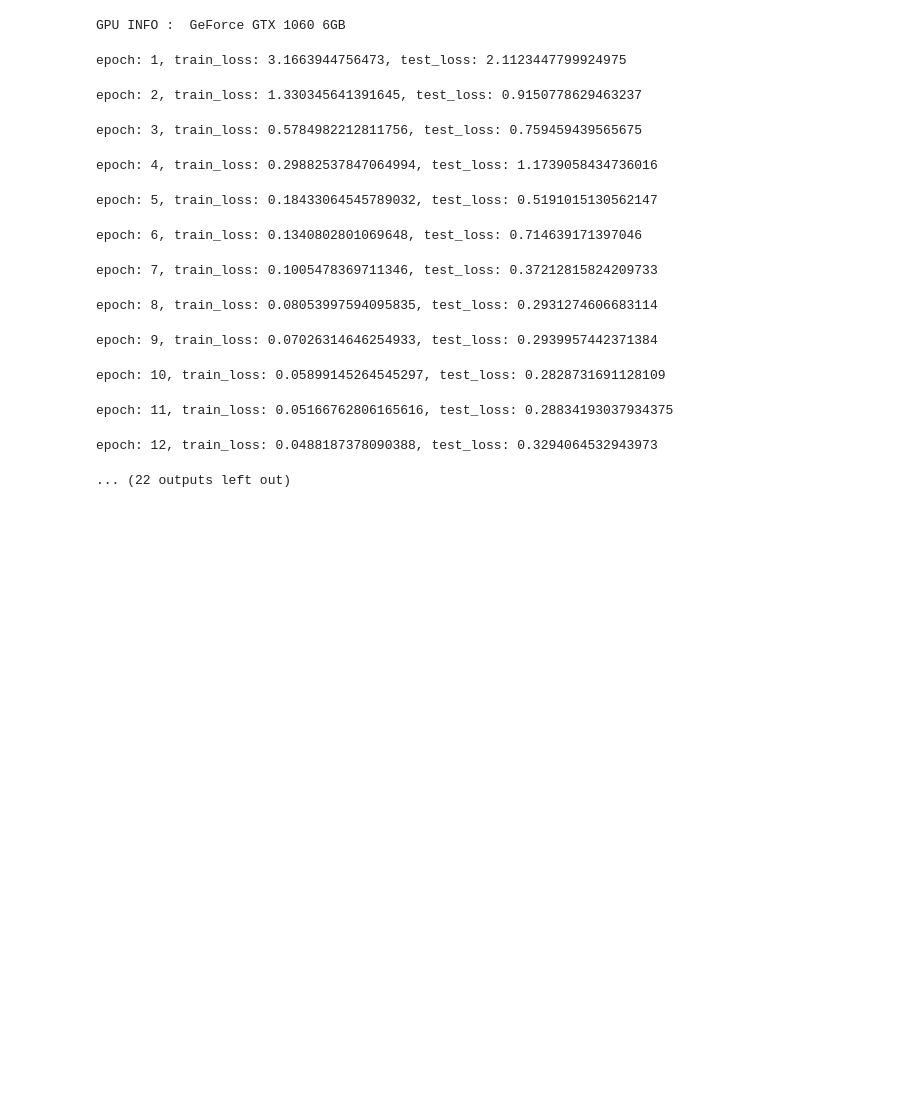
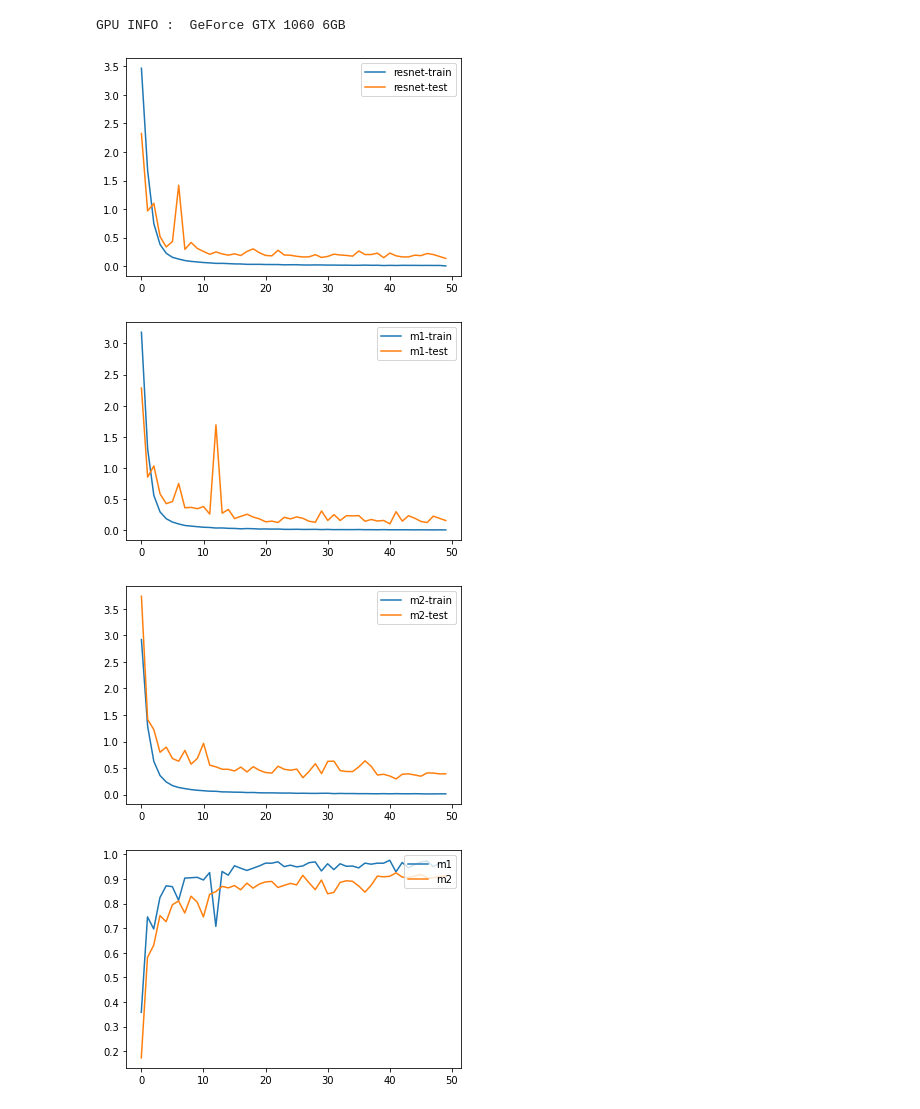
Before and after one commit to Dorika0203/proj_2022AI, a Jupyter notebook: runner.ipynb, the cells around one changed output. Drawn from its saved outputs; the diff is of its cells as text; code cells hidden in the pictures; blank space fills up the shorter version.

Commit message:
train 50 epoch

```diff
--- a/runner.ipynb
+++ b/runner.ipynb
@@ -113,32 +18,38 @@ last_model, train_loss_arr, test_loss_arr, test_acc_arr = trainer.train(
-# %%
-# Train with full data
-EPOCH = 50
-BATCH_SIZE=16
-LEARNING_RATE=0.001
-SAVE_DIR = './result/model_1/'
-d_total = utils.get_dataset(DATASET_DIR)
-os.mkdir(SAVE_DIR)
-
-last_model, train_loss_arr, test_loss_arr, test_acc_arr = trainer.train(
-    dataset=d_total,
-    device=device,
-    max_epoch=EPOCH,
-    batch_size=BATCH_SIZE,
-    lr=LEARNING_RATE,
-    modelType='m1',
-    save_dir=SAVE_DIR
-)
-# %% [output]
-epoch: 1, train_loss: 3.1663944756473, test_loss: 2.1123447799924975
-epoch: 2, train_loss: 1.330345641391645, test_loss: 0.9150778629463237
-epoch: 3, train_loss: 0.5784982212811756, test_loss: 0.759459439565675
-epoch: 4, train_loss: 0.29882537847064994, test_loss: 1.1739058434736016
-epoch: 5, train_loss: 0.18433064545789032, test_loss: 0.5191015130562147
-epoch: 6, train_loss: 0.1340802801069648, test_loss: 0.714639171397046
-epoch: 7, train_loss: 0.1005478369711346, test_loss: 0.37212815824209733
-epoch: 8, train_loss: 0.08053997594095835, test_loss: 0.2931274606683114
-epoch: 9, train_loss: 0.07026314646254933, test_loss: 0.2939957442371384
-epoch: 10, train_loss: 0.05899145264545297, test_loss: 0.2828731691128109
-epoch: 11, train_loss: 0.05166762806165616, test_loss: 0.28834193037934375
-epoch: 12, train_loss: 0.0488187378090388, test_loss: 0.3294064532943973
-... (22 outputs left out)
+# %%
+train_loss_resnet = np.load('./result/resnet/train_loss.npy', allow_pickle=True)
+test_loss_resnet = np.load('./result/resnet/test_loss.npy', allow_pickle=True)
+
+train_loss_m1 = np.load('./result/model_1/train_loss.npy', allow_pickle=True)
+test_loss_m1 = np.load('./result/model_1/test_loss.npy', allow_pickle=True)
+test_acc_m1 = np.load('./result/model_1/test_acc.npy', allow_pickle=True)
+
+train_loss_m2 = np.load('./result/model_2/train_loss.npy', allow_pickle=True)
+test_loss_m2 = np.load('./result/model_2/test_loss.npy', allow_pickle=True)
+test_acc_m2 = np.load('./result/model_2/test_acc.npy', allow_pickle=True)
+
+
+x_axis = [i for i in range(50)]
+plt.plot(x_axis, train_loss_resnet, label='resnet-train')
+plt.plot(x_axis, test_loss_resnet, label='resnet-test')
+plt.legend(loc='upper right')
+plt.show()
+
+plt.plot(x_axis, train_loss_m1, label='m1-train')
+plt.plot(x_axis, test_loss_m1, label='m1-test')
+plt.legend(loc='upper right')
+plt.show()
+
+plt.plot(x_axis, train_loss_m2, label='m2-train')
+plt.plot(x_axis, test_loss_m2, label='m2-test')
+plt.legend(loc='upper right')
+plt.show()
+
+plt.plot(x_axis, test_acc_m1, label='m1')
+plt.plot(x_axis, test_acc_m2, label='m2')
+plt.legend(loc='upper right')
+plt.show()
+# %% [output]
+[figure, added]
+[figure, added]
+[figure, added]
+[figure, added]
```
Also changed, not shown: parts of 10 cells of this notebook, 1 other file.
